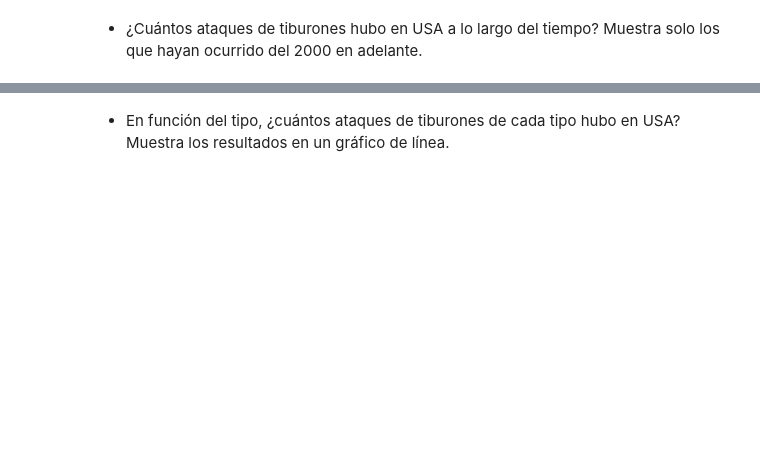
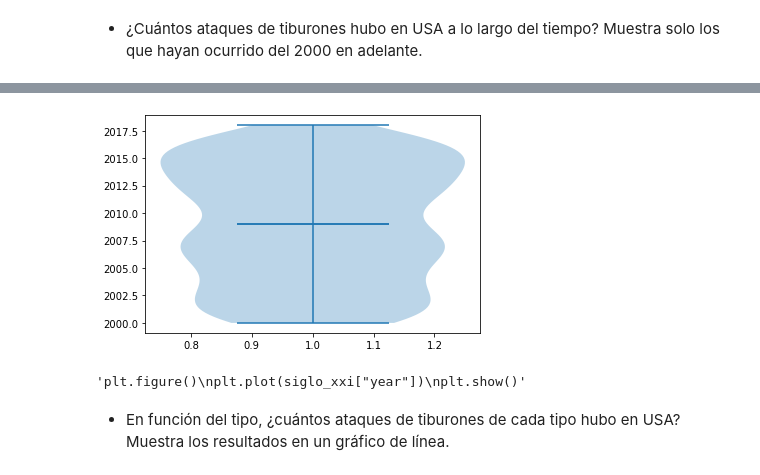
Before and after one commit to Adalab/DA-PromoC-modulo2-sprint1-VannaMina, a Jupyter notebook: VISUALIZACIÓN/1-Matplotlib-1.ipynb, the cells around one changed output, grey strips where cells are left out. Drawn from its saved outputs; the diff is of its cells as text; code cells hidden in the pictures; blank space fills up the shorter version.

```diff
--- a/VISUALIZACIÓN/1-Matplotlib-1.ipynb
+++ b/VISUALIZACIÓN/1-Matplotlib-1.ipynb
@@ -121,2 +148,17 @@ memory usage: 668.8+ KB
+# %%
+#
+plt.figure()
+
+plt.violinplot(siglo_xxi["year"], showmedians=True, showmeans=True)
+
+plt.show()
+# %% [output]
+[figure, added]
+# %%
+"""plt.figure()
+plt.plot(siglo_xxi["year"])
+plt.show()"""
+# %% [output]
+'plt.figure()\nplt.plot(siglo_xxi["year"])\nplt.show()'
 # %% [markdown]
 - En función del tipo, ¿cuántos ataques de tiburones de cada tipo hubo en USA? Muestra los resultados en un gráfico de línea.
```
Also changed, not shown: parts of 11 cells of this notebook, 5 other files.
